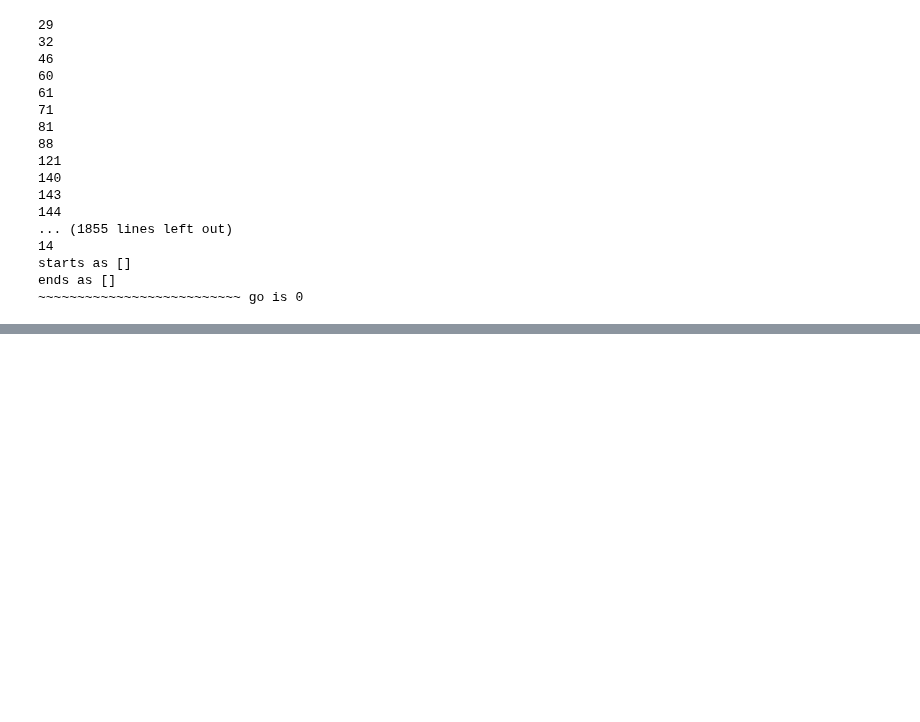
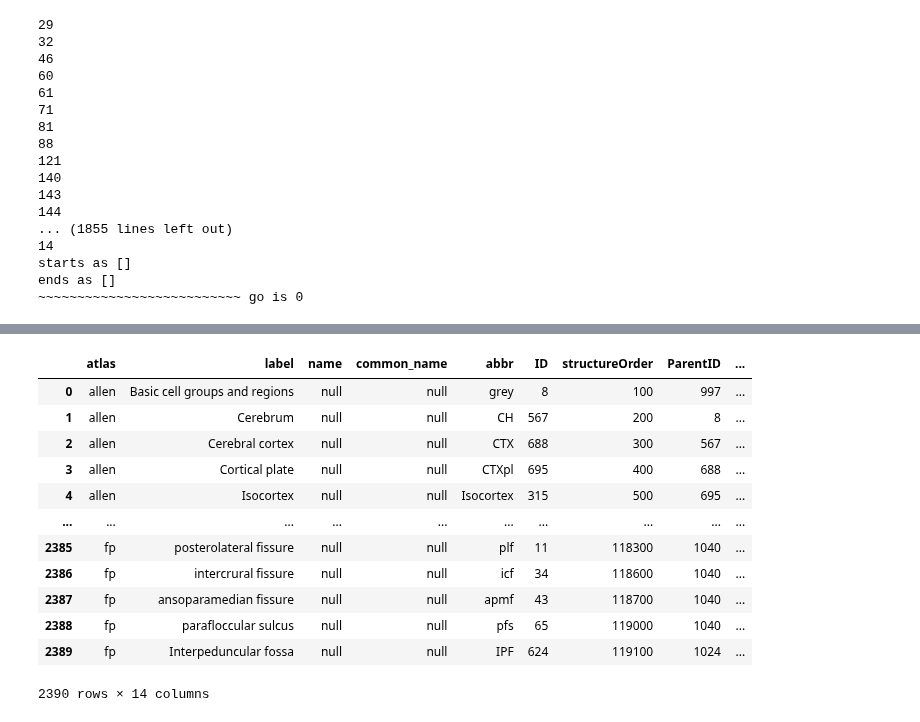
Before and after one commit to PrincetonUniversity/BrainPipe, a Jupyter notebook: tools/analysis/analysis_label_hierarchies.ipynb, the cells around one changed output, grey strips where cells are left out. Drawn from its saved outputs; the diff is of its cells as text; code cells hidden in the pictures; blank space fills up the shorter version.

```diff
--- a/tools/analysis/analysis_label_hierarchies.ipynb
+++ b/tools/analysis/analysis_label_hierarchies.ipynb
@@ -386,0 +234,18 @@ dfdiff = pd.DataFrame(difflist)
+# %%
+lab_atl.insert(2,'common_name','null')
+lab_atl.insert(2,'name','null')
+lab_atl
+# %% [output]
+|  | atlas | label | name | common_name | abbr | ID | structureOrder | ParentID | ... |
+| 0 | allen | Basic cell groups and regions | null | null | grey | 8 | 100 | 997 | ... |
+| 1 | allen | Cerebrum | null | null | CH | 567 | 200 | 8 | ... |
+| 2 | allen | Cerebral cortex | null | null | CTX | 688 | 300 | 567 | ... |
+| 3 | allen | Cortical plate | null | null | CTXpl | 695 | 400 | 688 | ... |
+| 4 | allen | Isocortex | null | null | Isocortex | 315 | 500 | 695 | ... |
+| ... | ... | ... | ... | ... | ... | ... | ... | ... | ... |
+| 2385 | fp | posterolateral fissure | null | null | plf | 11 | 118300 | 1040 | ... |
+| 2386 | fp | intercrural fissure | null | null | icf | 34 | 118600 | 1040 | ... |
+| 2387 | fp | ansoparamedian fissure | null | null | apmf | 43 | 118700 | 1040 | ... |
+| 2388 | fp | parafloccular sulcus | null | null | pfs | 65 | 119000 | 1040 | ... |
+| 2389 | fp | Interpeduncular fossa | null | null | IPF | 624 | 119100 | 1024 | ... |
+2390 rows × 14 columns
```
Also changed, not shown: parts of 50 cells of this notebook, 3 other files.
